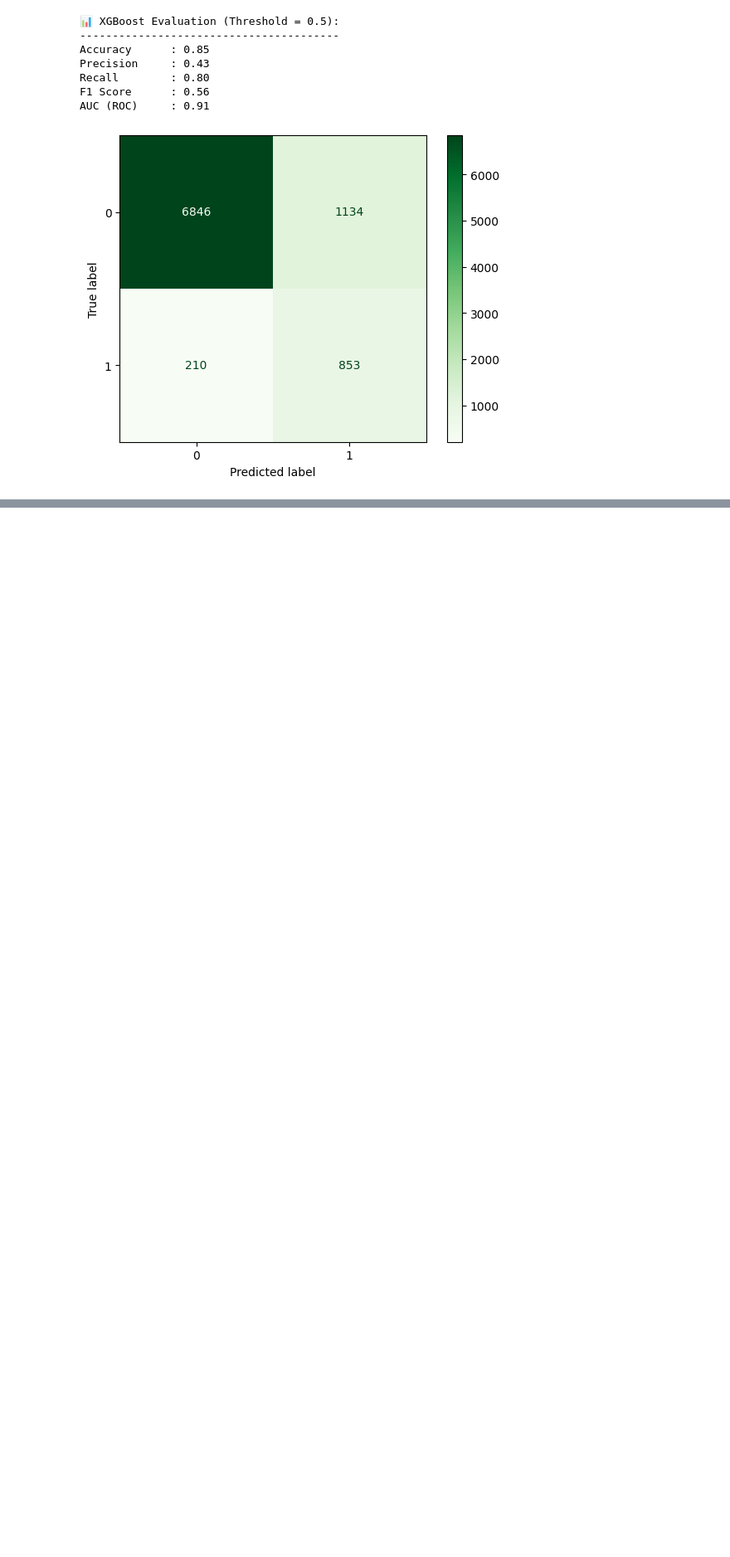
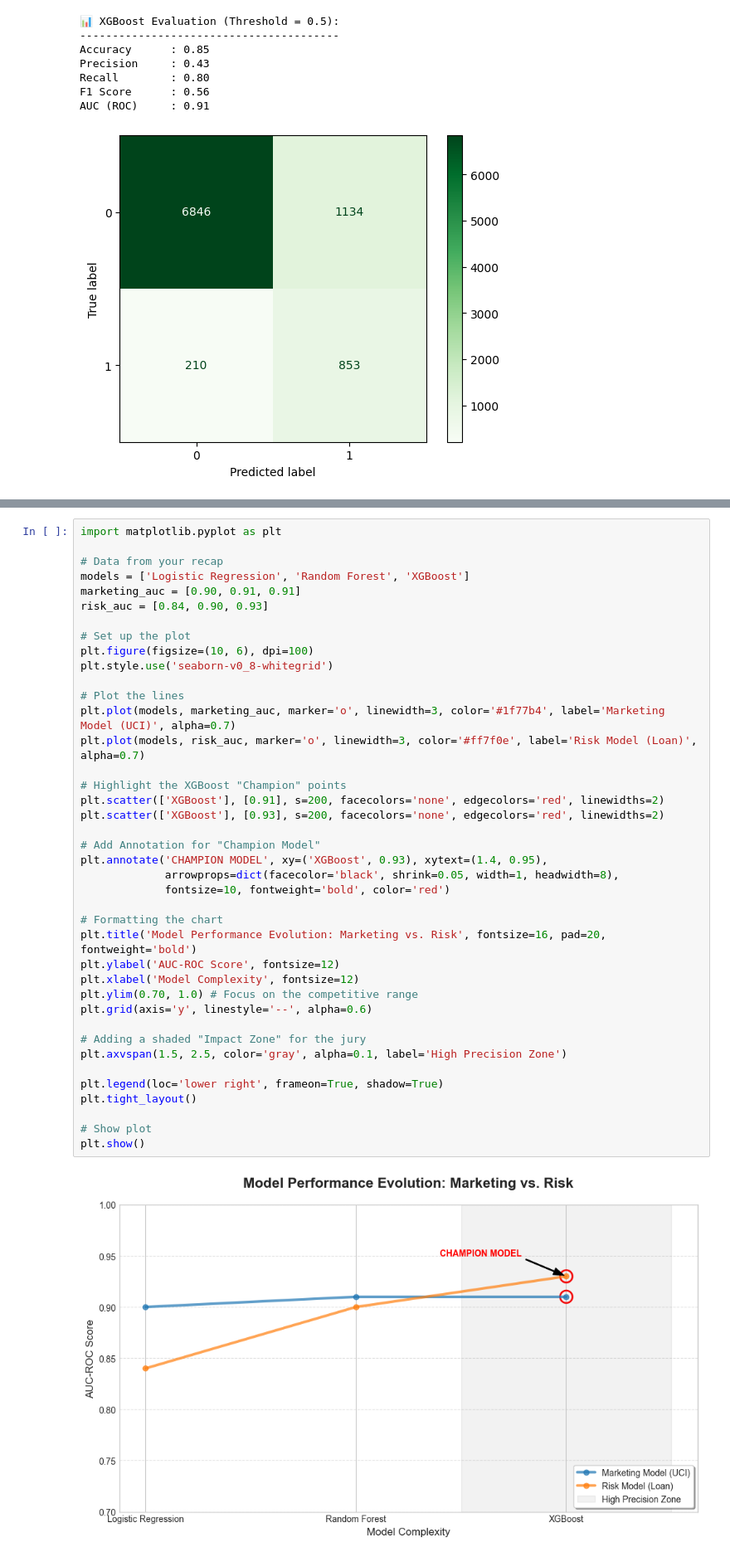
Before and after one commit to DavyN25/NovaData_consulting, a Jupyter notebook: notebooks/explore_fi_clean_uci_data_davy.ipynb, the cells around one changed output, grey strips where cells are left out. Shown at 83% size. Drawn from its saved outputs; the diff is of its cells as text; blank space fills up the shorter version.

```diff
--- a/notebooks/explore_fi_clean_uci_data_davy.ipynb
+++ b/notebooks/explore_fi_clean_uci_data_davy.ipynb
@@ -710 +756,43 @@ AUC: 0.91
 ✅ Confirms that engagement features are strong predictors
+# %%
+import matplotlib.pyplot as plt
+
+# Data from your recap
+models = ['Logistic Regression', 'Random Forest', 'XGBoost']
+marketing_auc = [0.90, 0.91, 0.91]
+risk_auc = [0.84, 0.90, 0.93]
+
+# Set up the plot
+plt.figure(figsize=(10, 6), dpi=100)
+plt.style.use('seaborn-v0_8-whitegrid')
+
+# Plot the lines
+plt.plot(models, marketing_auc, marker='o', linewidth=3, color='#1f77b4', label='Marketing Model (UCI)', alpha=0.7)
+plt.plot(models, risk_auc, marker='o', linewidth=3, color='#ff7f0e', label='Risk Model (Loan)', alpha=0.7)
+
+# Highlight the XGBoost "Champion" points
+plt.scatter(['XGBoost'], [0.91], s=200, facecolors='none', edgecolors='red', linewidths=2)
+plt.scatter(['XGBoost'], [0.93], s=200, facecolors='none', edgecolors='red', linewidths=2)
+
+# Add Annotation for "Champion Model"
+plt.annotate('CHAMPION MODEL', xy=('XGBoost', 0.93), xytext=(1.4, 0.95),
+             arrowprops=dict(facecolor='black', shrink=0.05, width=1, headwidth=8),
+             fontsize=10, fontweight='bold', color='red')
+
+# Formatting the chart
+plt.title('Model Performance Evolution: Marketing vs. Risk', fontsize=16, pad=20, fontweight='bold')
+plt.ylabel('AUC-ROC Score', fontsize=12)
+plt.xlabel('Model Complexity', fontsize=12)
+plt.ylim(0.70, 1.0) # Focus on the competitive range
+plt.grid(axis='y', linestyle='--', alpha=0.6)
+
+# Adding a shaded "Impact Zone" for the jury
+plt.axvspan(1.5, 2.5, color='gray', alpha=0.1, label='High Precision Zone')
+
+plt.legend(loc='lower right', frameon=True, shadow=True)
+plt.tight_layout()
+
+# Show plot
+plt.show()
+# %% [output]
+[figure, added]
```
Also changed, not shown: parts of 30 cells of this notebook, 19 other files.
